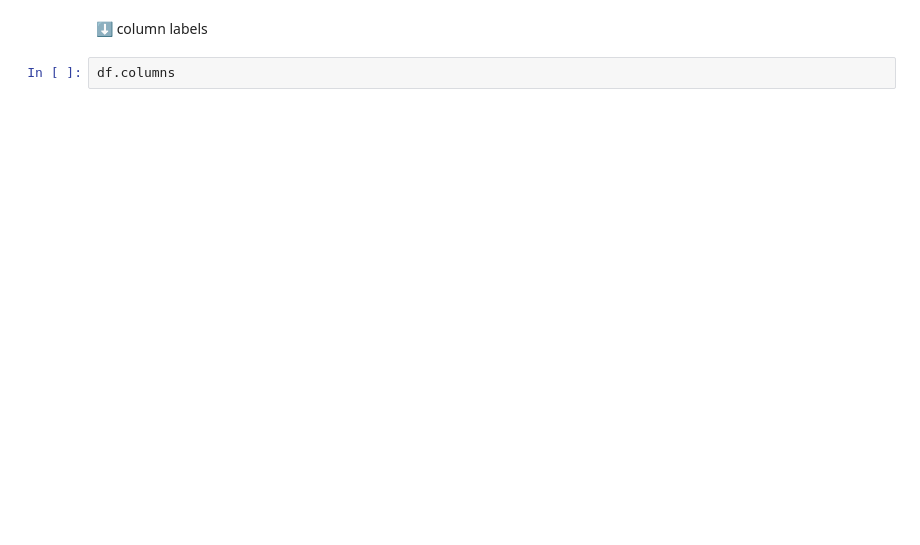
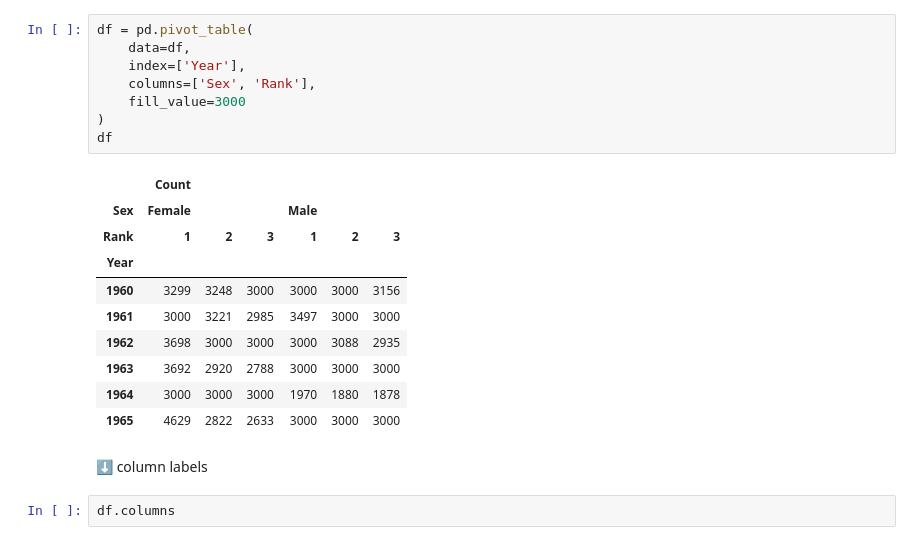
Before and after one commit to mangomangomango0820/DataAnalysis, a Jupyter notebook: Pandas/Filter/Filter_MultiLevelColumn.ipynb, the cells around one changed output. Cells and saved outputs as stored; diff of their text form; blank space fills up the shorter version.

```diff
--- a/Pandas/Filter/Filter_MultiLevelColumn.ipynb
+++ b/Pandas/Filter/Filter_MultiLevelColumn.ipynb
@@ -37,3 +34,22 @@ df
+# %%
+df = pd.pivot_table(
+    data=df,
+    index=['Year'],
+    columns=['Sex', 'Rank'],
+    fill_value=3000
+)
+df
+# %% [output]
+|  | Count |  |  |  |  |  |
+| Sex | Female |  |  | Male |  |  |
+| Rank | 1 | 2 | 3 | 1 | 2 | 3 |
+| Year |  |  |  |  |  |  |
+| 1960 | 3299 | 3248 | 3000 | 3000 | 3000 | 3156 |
+| 1961 | 3000 | 3221 | 2985 | 3497 | 3000 | 3000 |
+| 1962 | 3698 | 3000 | 3000 | 3000 | 3088 | 2935 |
+| 1963 | 3692 | 2920 | 2788 | 3000 | 3000 | 3000 |
+| 1964 | 3000 | 3000 | 3000 | 1970 | 1880 | 1878 |
+| 1965 | 4629 | 2822 | 2633 | 3000 | 3000 | 3000 |
 # %% [markdown]
 ⬇ column labels
 # %%
```
Also changed, not shown: parts of 40 cells of this notebook.
